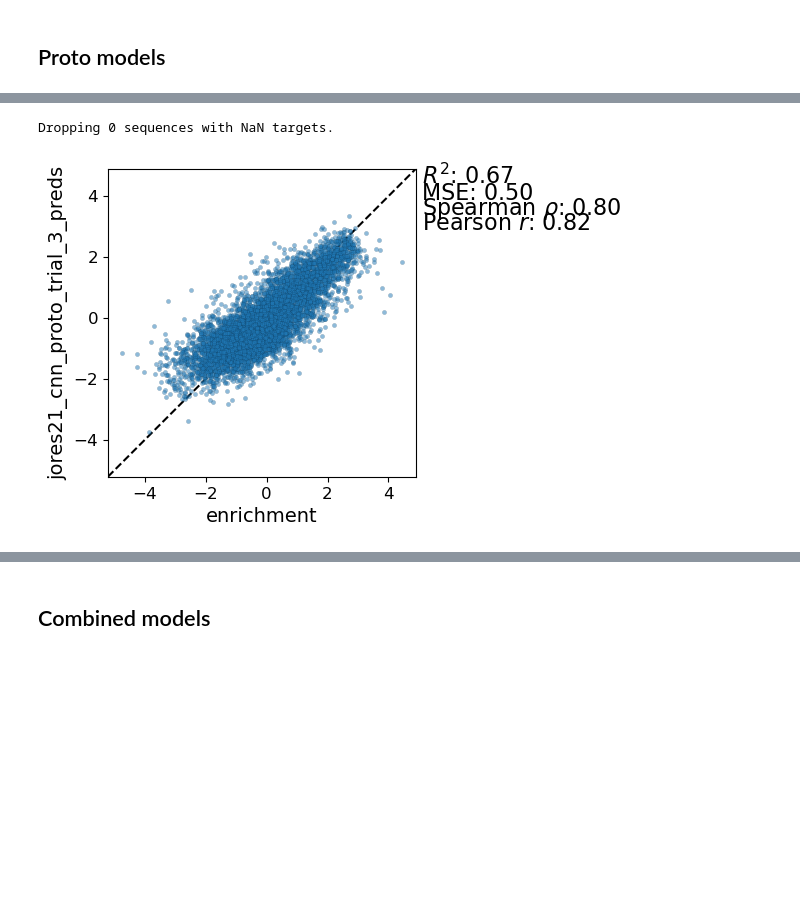
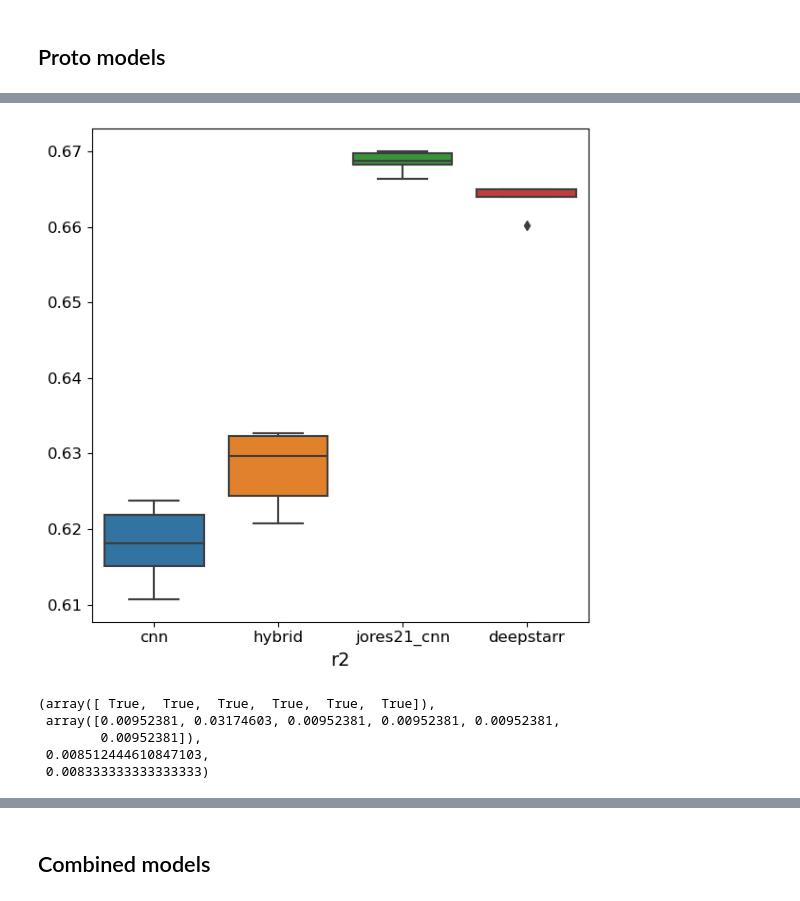
Before and after one commit to ML4GLand/EUGENe_paper, a Jupyter notebook: notebooks/jores21/jores21_plotting.ipynb, the cells around one changed output, grey strips where cells are left out. Saved outputs shown, nothing was run; the diff lists cells and outputs as text; code cells hidden in the pictures; blank space fills up the shorter version.

```diff
--- a/notebooks/jores21/jores21_plotting.ipynb
+++ b/notebooks/jores21/jores21_plotting.ipynb
@@ -277,14 +151,49 @@ Z 0.6890320721479175 0.4349997459348057 0.8162477589766501
-# %%
-# Plot the performance for all species to use in Figure 2
-ax = pl.performance_scatter(
-    sdata_proto,
-    target_keys="enrichment",
-    prediction_keys=best_preds,
-    alpha=0.5,
-    figsize=(4, 4),
-    rasterized=True,
-    save=os.path.join(settings.figure_dir, "proto_best_model_performance_scatter.pdf")
-)
-# %% [output]
-Dropping 0 sequences with NaN targets.
-[figure, removed]
+# %%
+# Read in the predictions
+proto_predictions = pd.read_csv(os.path.join(settings.output_dir, "proto", "jores21_proto_test_predictions.tsv"), sep="\t", index_col=0)
+sdata_proto = sd.open_zarr(os.path.join(settings.output_dir, "proto", "jores21_proto_test_predictions.zarr")).load()
+# %%
+# Get only variables with "predictions" in the name
+preds_keys = [k for k in sdata_proto.keys() if "predictions" in k]
+
+# Order the pred_keys from in this order ["cnn", "hyrbrid", "jores21_cnn", "deepstarr"]
+order = ["cnn", "hybrid", "jores21_cnn", "deepstarr"]
+pred_models = [k.split("_")[0] if "jores21" not in k else "jores21_cnn" for k in preds_keys]
+pred_models = [order.index(m) for m in pred_models]
+preds_keys = [k for _, k in sorted(zip(pred_models, preds_keys))]
+
+# Get groups based io
+model_groups = {"cnn": "cnn", "hybrid": "hybrid", "jores21_cnn": "jores21_cnn", "deepstarr": "deepstarr"}
+groups = [model_groups[k.split("_")[0]] if "jores21" not in k else "jores21_cnn" for k in preds_keys]
+# %%
+# Summarize performance across models for r2
+proto_model_scores = pl.performance_summary(
+    sdata_proto,
+    target_key="enrichment",
+    prediction_keys=preds_keys,
+    prediction_groups=groups,
+    metrics=["r2"],
+    add_swarm=False,
+    figsize=(6, 6),
+    save=os.path.join(settings.figure_dir, "proto", "proto_performance_boxplot.pdf")
+)
+# %% [output]
+[figure, added]
+# %%
+# Calculate significance of differences between groups
+pairwise_tests = []
+compare_df = proto_model_scores.pivot(columns="prediction_groups", values="r2")
+pairwise_tests.append(mannwhitneyu(compare_df["hybrid"].dropna(), compare_df["jores21_cnn"].dropna()).pvalue)
+pairwise_tests.append(mannwhitneyu(compare_df["hybrid"].dropna(), compare_df["cnn"].dropna()).pvalue)
+pairwise_tests.append(mannwhitneyu(compare_df["cnn"].dropna(), compare_df["jores21_cnn"].dropna()).pvalue)
+pairwise_tests.append(mannwhitneyu(compare_df["deepstarr"].dropna(), compare_df["jores21_cnn"].dropna()).pvalue)
+pairwise_tests.append(mannwhitneyu(compare_df["deepstarr"].dropna(), compare_df["cnn"].dropna()).pvalue)
+pairwise_tests.append(mannwhitneyu(compare_df["deepstarr"].dropna(), compare_df["hybrid"].dropna()).pvalue)
+pairwise_tests = np.array(pairwise_tests)
+multipletests(pairwise_tests, alpha=0.05, method="fdr_bh")
+# %% [output]
+(array([ True,  True,  True,  True,  True,  True]),
+ array([0.00952381, 0.03174603, 0.00952381, 0.00952381, 0.00952381,
+        0.00952381]),
+ 0.008512444610847103,
+ 0.008333333333333333)
```
Also changed, not shown: parts of 87 cells of this notebook, 4 other files.
